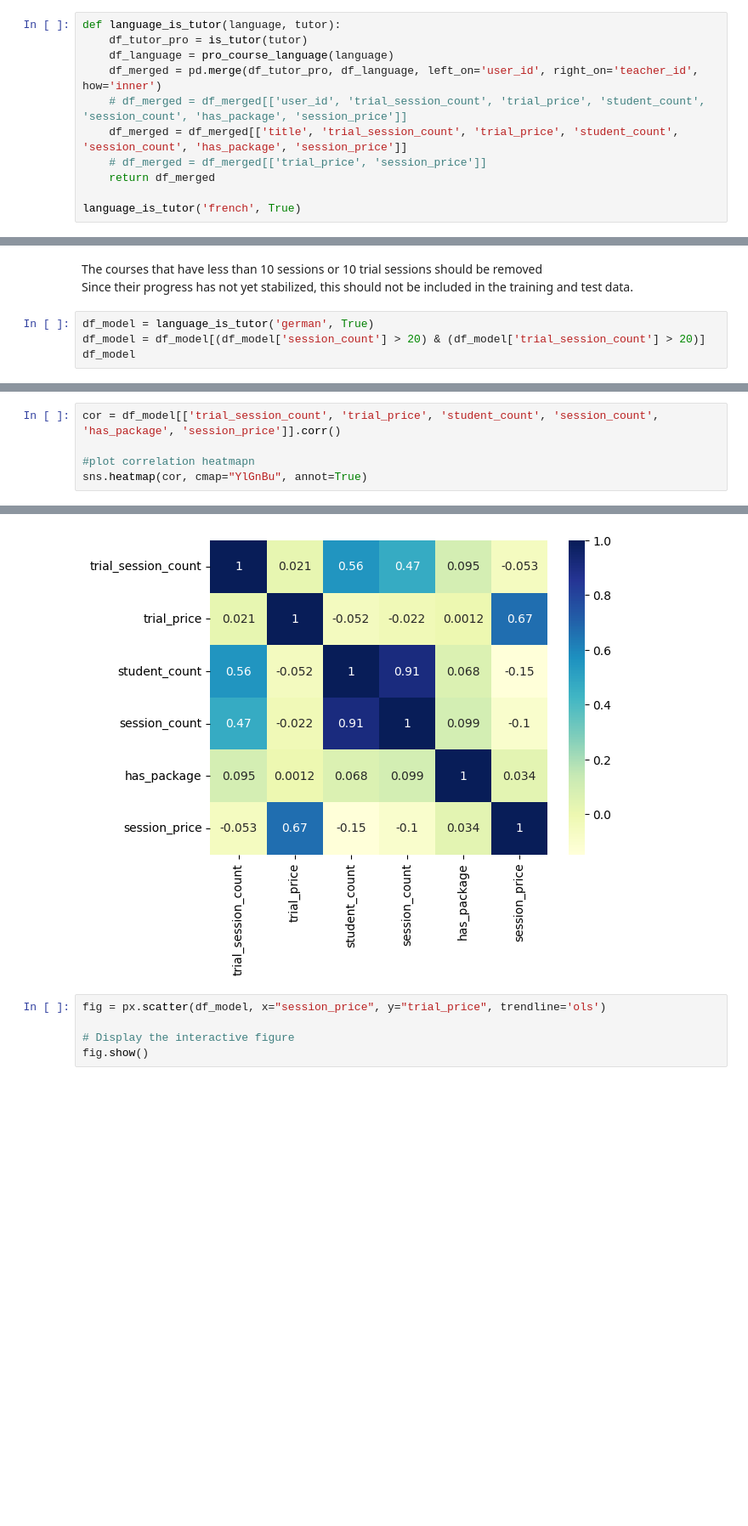
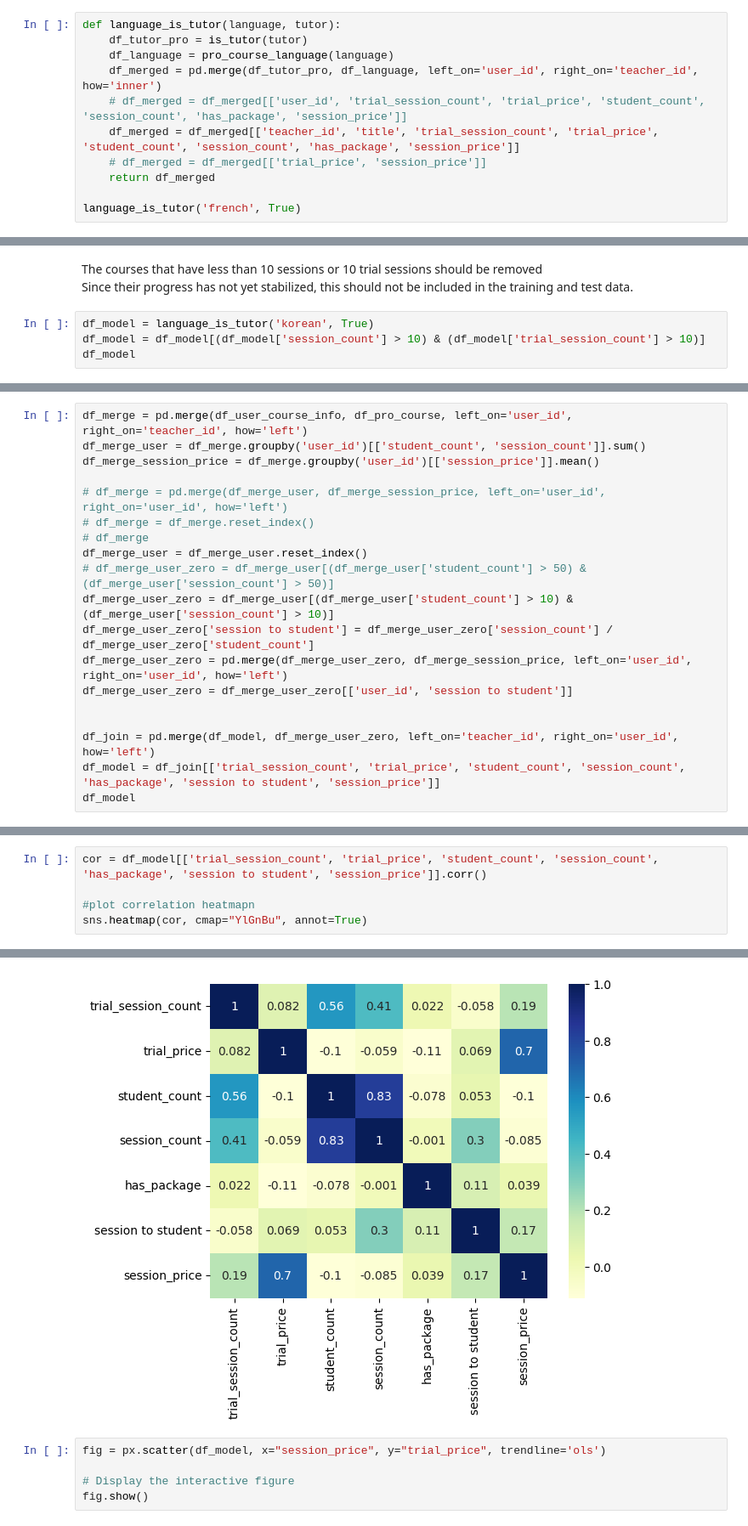
Before and after one commit to ernmin/Project4GA, a Jupyter notebook: prediction_model/prediction_model.ipynb, the cells around one changed output, grey strips where cells are left out. Shown at 85% size. Saved outputs shown, nothing was run; the diff lists cells and outputs as text; blank space fills up the shorter version.

Commit message:
Train different models by language and tutor/pro

```diff
--- a/prediction_model/prediction_model.ipynb
+++ b/prediction_model/prediction_model.ipynb
@@ -203,7 +203,7 @@ def language_is_tutor(language, tutor):
     df_language = pro_course_language(language)
     df_merged = pd.merge(df_tutor_pro, df_language, left_on='user_id', right_on='teacher_id', how='inner')
     # df_merged = df_merged[['user_id', 'trial_session_count', 'trial_price', 'student_count', 'session_count', 'has_package', 'session_price']]
-    df_merged = df_merged[['title', 'trial_session_count', 'trial_price', 'student_count', 'session_count', 'has_package', 'session_price']]
+    df_merged = df_merged[['teacher_id', 'title', 'trial_session_count', 'trial_price', 'student_count', 'session_count', 'has_package', 'session_price']]
     # df_merged = df_merged[['trial_price', 'session_price']]
     return df_merged
 
@@ -226,7 +226,7 @@ language_is_tutor('french', True)
 The courses that have less than 10 sessions or 10 trial sessions should be removed\
 Since their progress has not yet stabilized, this should not be included in the training and test data.
 # %%
-df_model = language_is_tutor('german', True)
-df_model = df_model[(df_model['session_count'] > 20) & (df_model['trial_session_count'] > 20)]
+df_model = language_is_tutor('korean', True)
+df_model = df_model[(df_model['session_count'] > 10) & (df_model['trial_session_count'] > 10)]
 df_model
 # %% [output]
@@ -245,0 +246,19 @@ df_model
+# %%
+df_merge = pd.merge(df_user_course_info, df_pro_course, left_on='user_id', right_on='teacher_id', how='left')
+df_merge_user = df_merge.groupby('user_id')[['student_count', 'session_count']].sum()
+df_merge_session_price = df_merge.groupby('user_id')[['session_price']].mean()
+
+# df_merge = pd.merge(df_merge_user, df_merge_session_price, left_on='user_id', right_on='user_id', how='left')
+# df_merge = df_merge.reset_index()
+# df_merge
+df_merge_user = df_merge_user.reset_index()
+# df_merge_user_zero = df_merge_user[(df_merge_user['student_count'] > 50) & (df_merge_user['session_count'] > 50)]
+df_merge_user_zero = df_merge_user[(df_merge_user['student_count'] > 10) & (df_merge_user['session_count'] > 10)]
+df_merge_user_zero['session to student'] = df_merge_user_zero['session_count'] / df_merge_user_zero['student_count']
+df_merge_user_zero = pd.merge(df_merge_user_zero, df_merge_session_price, left_on='user_id', right_on='user_id', how='left')
+df_merge_user_zero = df_merge_user_zero[['user_id', 'session to student']]
+
+
+df_join = pd.merge(df_model, df_merge_user_zero, left_on='teacher_id', right_on='user_id', how='left')
+df_model = df_join[['trial_session_count', 'trial_price', 'student_count', 'session_count', 'has_package', 'session to student', 'session_price']]
+df_model
@@ -246,11 +279,11 @@ df_model
 # %%
-cor = df_model[['trial_session_count', 'trial_price', 'student_count', 'session_count', 'has_package', 'session_price']].corr()
+cor = df_model[['trial_session_count', 'trial_price', 'student_count', 'session_count', 'has_package', 'session to student', 'session_price']].corr()
 
 #plot correlation heatmapn
 sns.heatmap(cor, cmap="YlGnBu", annot=True)
 # %% [output]
 <Axes: >
-[figure, old version]
+[figure, new version]
 # %%
 fig = px.scatter(df_model, x="session_price", y="trial_price", trendline='ols')
 
```
Also changed, not shown: parts of 27 cells of this notebook, 1 other file.
